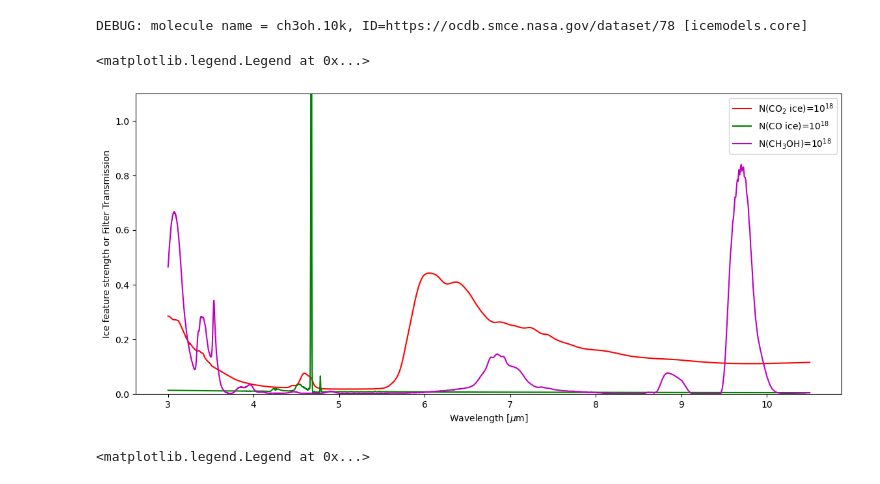
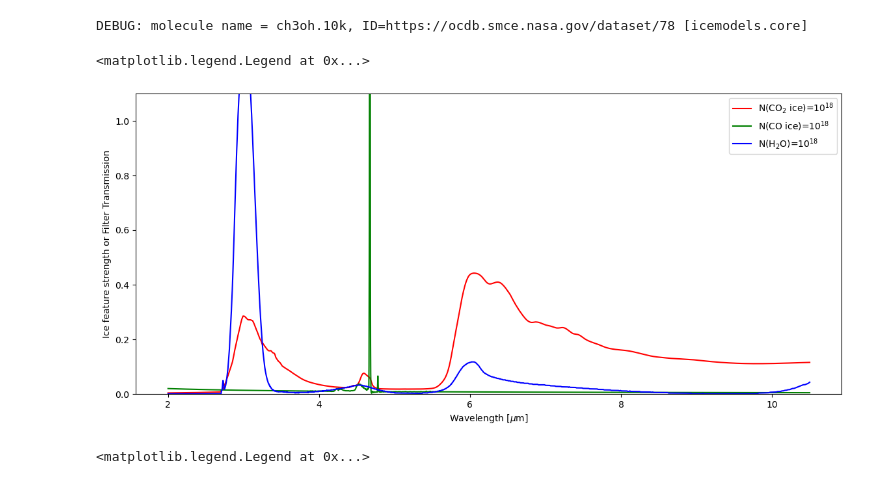
Before and after one commit to SpacialTree/smart-plotters, a Jupyter notebook: notebooks/ice_plots.ipynb, the cells around one changed output. Drawn from its saved outputs; the diff is of its cells as text; code cells hidden in the pictures.

```diff
--- a/notebooks/ice_plots.ipynb
+++ b/notebooks/ice_plots.ipynb
@@ -156,35 +156,39 @@ log.setLevel('INFO')
 DEBUG: molecule name = ch3oh.10k, ID=https://ocdb.smce.nasa.gov/dataset/78 [icemodels.core]
 # %%
 fig = plt.figure(figsize=(14, 6))
-xarr = np.linspace(3.0, 10.5, int(5e4))*u.um
+xarr = np.linspace(2.0, 10.5, int(5e4))*u.um
 
 mol = load_molecule_ocdb('co2')
 mod = absorbed_spectrum(1e18*u.cm**-2, mol, return_tau=True, xarr=xarr)
 plt.plot(xarr, mod, color='r', label='N(CO$_2$ ice)=10$^{18}$')
 
 #mol = load_molecule_ocdb('co')
 optical_constants_cache_dir = '/red/adamginsburg/repos/icemodels/icemodels/data/'
 baratta_co = read_ocdb_file(f'{optical_constants_cache_dir}/1_CO_(1)_12.5K_Baratta.txt')
 #mod = absorbed_spectrum(1e18*u.cm**-2, mol, return_tau=True, xarr=xarr)
 mod = absorbed_spectrum(1e18*u.cm**-2, baratta_co, return_tau=True, xarr=xarr)
 plt.plot(xarr, mod, color='g', label='N(CO ice)=10$^{18}$')
 
 #mol = load_molecule_ocdb('h2o:ch3oh:co:nh3.100:10:1:1.10k')
 #mol = load_molecule_ocdb('h2o.10k')
-#mod = absorbed_spectrum(1e19*u.cm**-2, mol, return_tau=True, xarr=xarr)
-#plt.plot(xarr, mod, color='b', label='N(H$_2$O)=10$^{19}$')
+h2o = read_ocdb_file(f'{optical_constants_cache_dir}/107_H2O (1)_10K_Hudgins.txt')
+mod = absorbed_spectrum(1e18*u.cm**-2, h2o, return_tau=True, xarr=xarr)
+plt.plot(xarr, mod, color='b', label='N(H$_2$O)=10$^{18}$')
 
-mol = load_molecule_ocdb('ch3oh.10k')
-mod = absorbed_spectrum(1e18*u.cm**-2, mol, return_tau=True, xarr=xarr)
-plt.plot(xarr, mod, color='m', label='N(CH$_3$OH)=10$^{18}$')
+#mol = load_molecule_ocdb('ch3oh.10k')
+#mod = absorbed_spectrum(1e18*u.cm**-2, mol, return_tau=True, xarr=xarr)
+#plt.plot(xarr, mod, color='m', label='N(CH$_3$OH)=10$^{18}$')
 
 plt.ylim(0,1.1)
 plt.xlabel(f"Wavelength [$\\mu$m]")
 plt.ylabel("Ice feature strength or Filter Transmission")
 plt.legend()
+# 3.6 - 5.8, would water ice affect these at all?
+# proof of concept finesst proposal
+# molecular hydrogen!
 # %% [output]
 <matplotlib.legend.Legend at 0x...>
-[figure, old version]
+[figure, new version]
 # %%
 fig = plt.figure(figsize=(12, 6))
 
```
Also changed, not shown: parts of 34 cells of this notebook.
